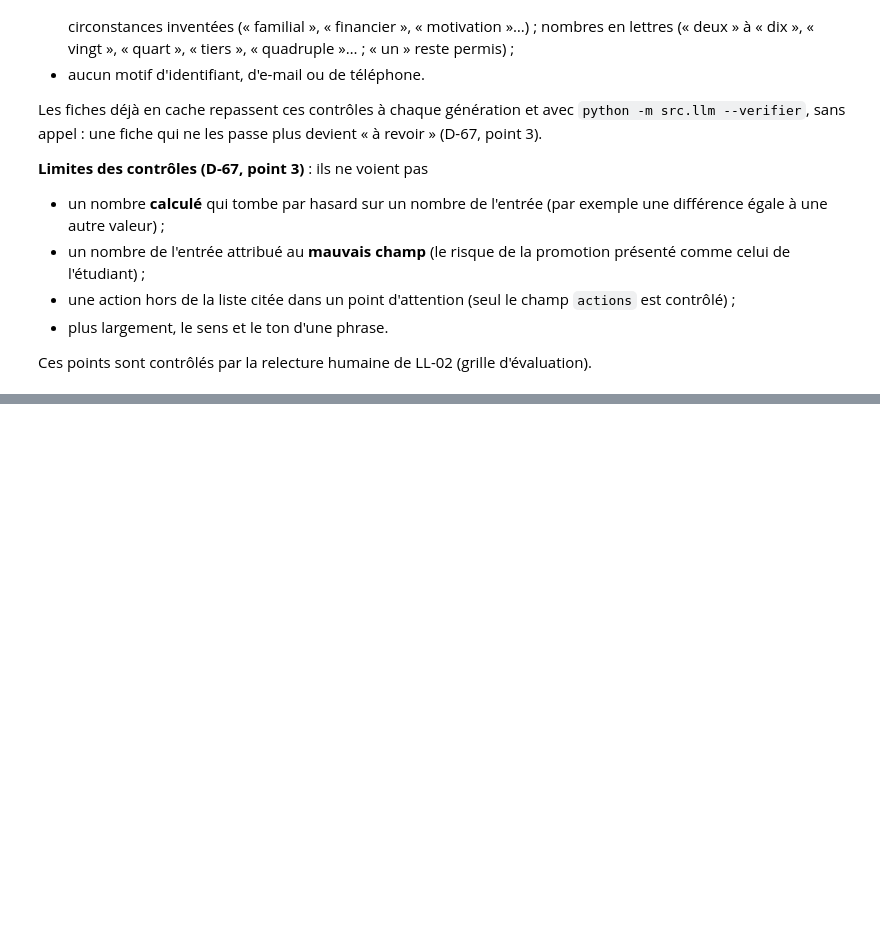
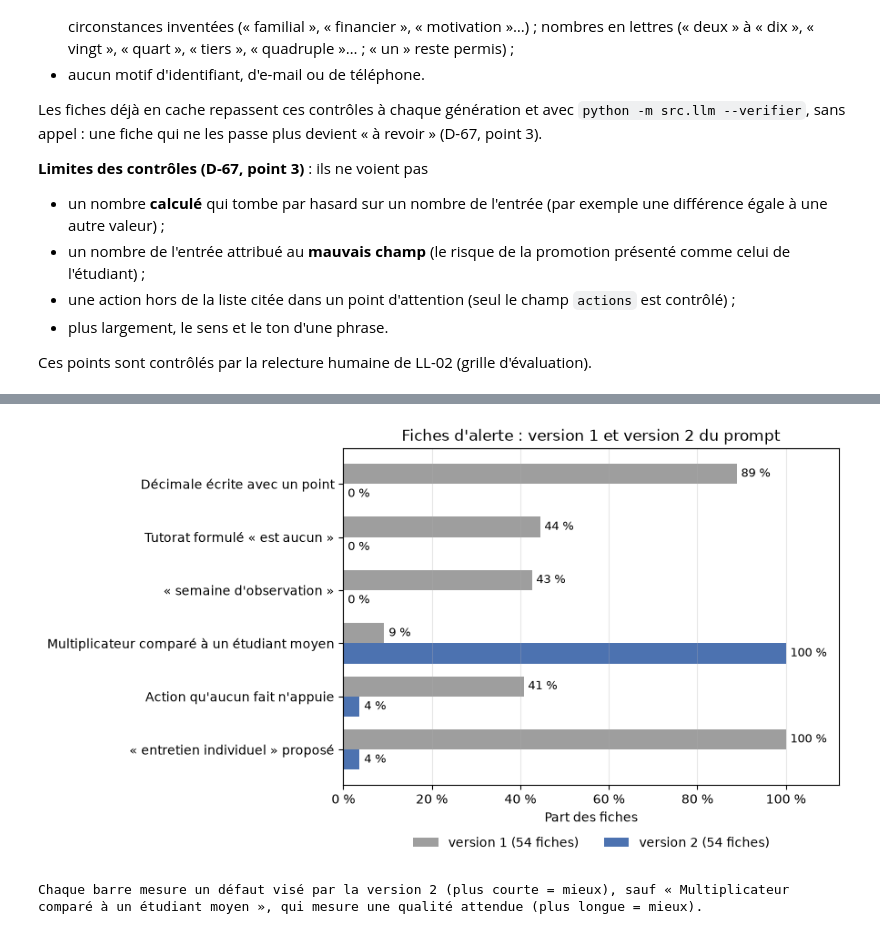
Before and after one commit to saliou489/horizon-decrochage-tutorat, a Jupyter notebook: notebooks/06_llm.ipynb, the cells around one changed output, grey strips where cells are left out. Saved outputs shown, nothing was run; the diff lists cells and outputs as text; code cells hidden in the pictures; blank space fills up the shorter version.

Commit message:
LL-02 : notebook 06, comparaison v1 / v2, README (#24)
Co-Authored-By: Claude Opus 5.5 <noreply@anthropic.com>

```diff
--- a/notebooks/06_llm.ipynb
+++ b/notebooks/06_llm.ipynb
@@ -361,0 +376,18 @@ Aucune fiche « à revoir » à montrer.
+# %%
+fiches_par_version = {v: llm.lire_json(chemin) for v, chemin in config.FICHIERS_FICHES_LLM.items() if chemin.exists()}
+indicateurs = {v: llm.resume_indicateurs(f) for v, f in fiches_par_version.items()}
+
+
+def part(nombre_, sur):
+    """« n / N (x %) », ou « n » quand il n'y a pas de dénominateur."""
+    if pd.isna(sur):
+        return entier(nombre_)
+    if sur == 0:
+        return f"0 / 0"
+    return f"{entier(nombre_)} / {entier(sur)} ({nombre(100 * nombre_ / sur, 0)} %)"
+
+
+comparaison = indicateurs["v1"][["groupe", "indicateur"]].copy()
+for version, tableau in indicateurs.items():
+    comparaison[version] = [part(n, s) for n, s in zip(tableau["nombre"], tableau["sur"])]
+display(comparaison.set_index(["groupe", "indicateur"]))
@@ -361,0 +466,34 @@ Aucune fiche « à revoir » à montrer.
+# %%
+INDICATEURS_FIGURE = {
+    "Nombre décimal écrit avec un point": "Décimale écrite avec un point",
+    "Tutorat formulé « est aucun » ou « statut aucun »": "Tutorat formulé « est aucun »",
+    "Nom de champ « semaine d'observation »": "« semaine d'observation »",
+    "Multiplicateur comparé à « un étudiant moyen »": "Multiplicateur comparé à un étudiant moyen",
+    "Au moins une action qu'aucun fait n'appuie": "Action qu'aucun fait n'appuie",
+    "« entretien individuel » proposé": "« entretien individuel » proposé",
+}
+COULEURS_VERSIONS = {"v1": "#9E9E9E", "v2": "#4C72B0"}
+positions = np.arange(len(INDICATEURS_FIGURE))
+hauteur = 0.38
+figure, axe = plt.subplots(figsize=(9, 5))
+for decalage, version in zip((-hauteur / 2, hauteur / 2), ("v1", "v2")):
+    parts = [ligne(version, i)[0] / ligne(version, i)[1] for i in INDICATEURS_FIGURE]
+    barres = axe.barh(positions + decalage, parts, height=hauteur, color=COULEURS_VERSIONS[version],
+                      label=f"version {version[1]} ({entier(len(fiches_par_version[version]))} fiches)")
+    for barre, valeur in zip(barres, parts):
+        axe.text(valeur + 0.01, barre.get_y() + barre.get_height() / 2, f"{nombre(100 * valeur, 0)} %",
+                 va="center", fontsize=9)
+axe.set_yticks(positions, list(INDICATEURS_FIGURE.values()))
+axe.invert_yaxis()
+axe.set_xlim(0, 1.12)
+axe.set_xticks(np.arange(0, 1.01, 0.2), [f"{nombre(100 * x, 0)} %" for x in np.arange(0, 1.01, 0.2)])
+axe.set_xlabel("Part des fiches")
+axe.set_title("Fiches d'alerte : version 1 et version 2 du prompt")
+axe.legend(loc="upper center", bbox_to_anchor=(0.5, -0.12), ncol=2, frameon=False)
+axe.grid(axis="x", alpha=0.3)
+enregistrer(figure, "06_comparaison_prompts.png")
+print("Chaque barre mesure un défaut visé par la version 2 (plus courte = mieux), sauf « Multiplicateur comparé "
+      "à un étudiant moyen », qui mesure une qualité attendue (plus longue = mieux).")
+# %% [output]
+[figure, added]
+Chaque barre mesure un défaut visé par la version 2 (plus courte = mieux), sauf « Multiplicateur comparé à un étudiant moyen », qui mesure une qualité attendue (plus longue = mieux).
```
Also changed, not shown: parts of 15 cells of this notebook, 3 other files.
